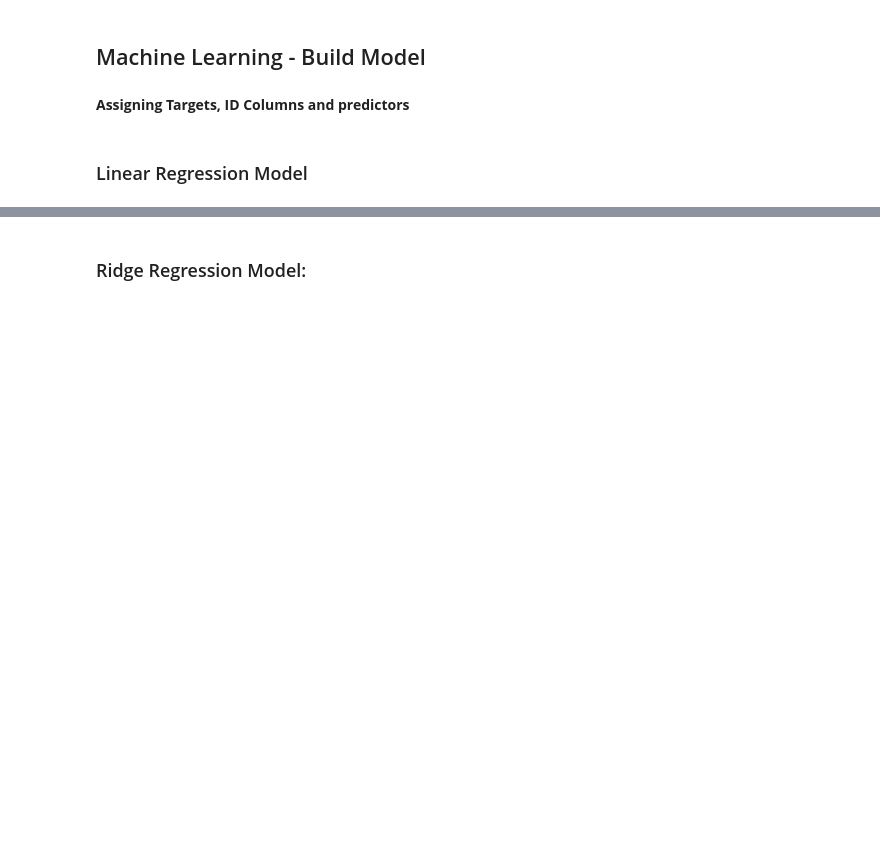
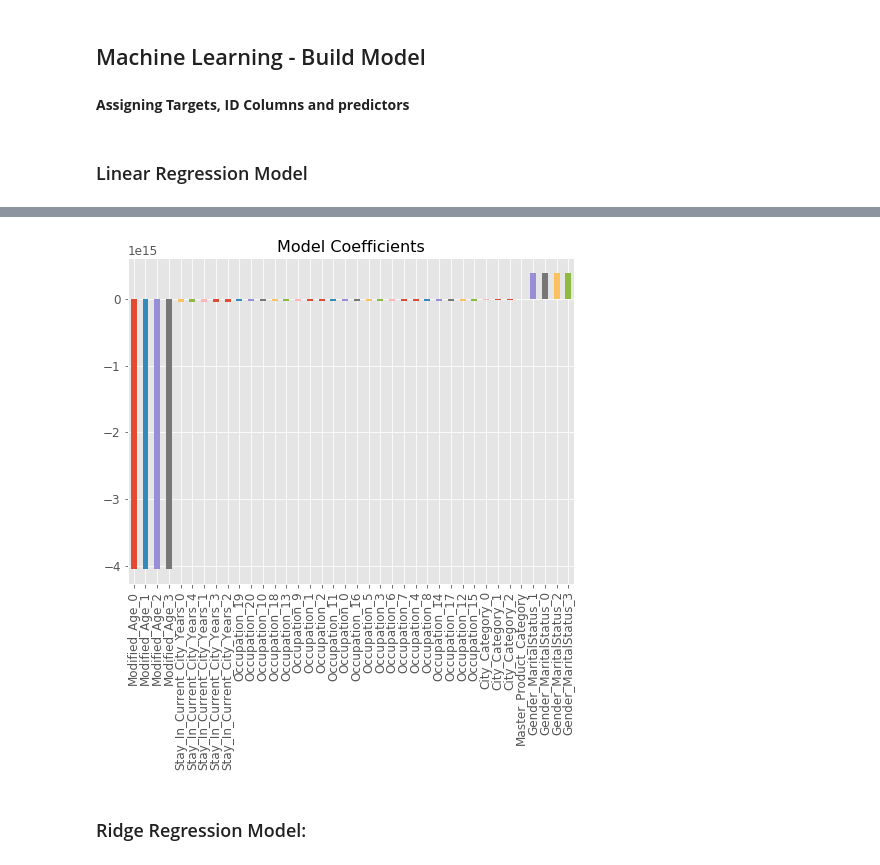
Before and after one commit to NageshVani/BlackFridaySales, a Jupyter notebook: Black Friday - Analytics Vidya Hackathon file.ipynb, the cells around one changed output, grey strips where cells are left out. Saved outputs shown, nothing was run; the diff lists cells and outputs as text; code cells hidden in the pictures; blank space fills up the shorter version.

Commit message:
Additional code with visualization

```diff
--- a/Black Friday - Analytics Vidya Hackathon file.ipynb
+++ b/Black Friday - Analytics Vidya Hackathon file.ipynb
@@ -547,13 +632,12 @@ alg1 = LinearRegression(normalize=True)
-# %%
-modelfit_test(alg1, train, test, predictors, target, IDcol)
-# %%
-# Assigning columns for model building
-target = 'Purchase'
-IDcol = ['User_ID','Product_ID']
-
-# Excluding Identifiers (used for submission) and dependent variable column
-predictors = [x for x in train.columns if x not in [target]+IDcol]
-alg1.fit(train[predictors], train[target])
-# %%
-# Using the FUNCTION which takes the algorithm and data as input and makes the model
-modelfit(alg1, train, test, predictors, target, IDcol, 'algor1.csv')
+# %%
+# setting random seed to obtain same results when the code is re-run anytime
+random.seed(123)
+# Building a linear regression model
+from sklearn.linear_model import LinearRegression
+lin_alg = LinearRegression(normalize=True)
+
+# Importing function to test the model and provide results
+from support.mfit import modelfit
+import sys, importlib
+importlib.reload(sys.modules['support.mfit'])
+modelfit(lin_alg, train, test, predictors, target, IDcol)
@@ -560,3 +652,8 @@ modelfit(alg1, train, test, predictors, target, IDcol, 'algor1.csv')
 # %%
 coef1 = pd.Series(alg1.coef_, predictors).sort_values(ascending=True)
-coef1
+
+plt.figure(figsize=(8,6))
+coef1.plot(kind='bar', title='Model Coefficients')
+plt.show()
+# %% [output]
+[figure, added]
```
Also changed, not shown: parts of 118 cells of this notebook, 1 other file.
